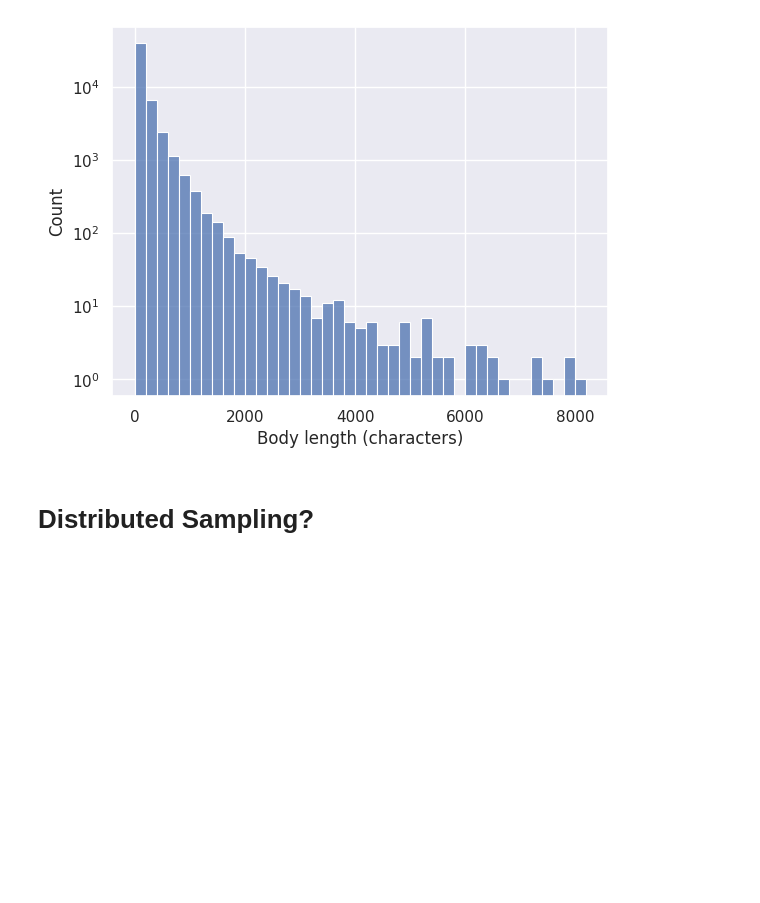
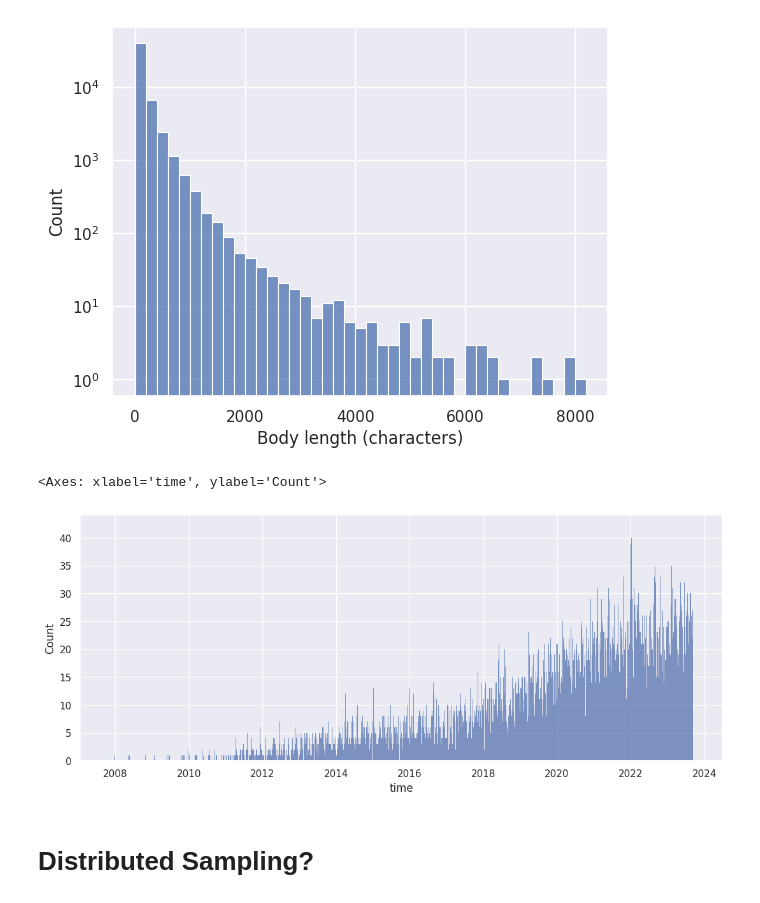
Before and after one commit to gems-cyberlang/cyberlang-learning, a Jupyter notebook: praw-comments-script/praw-playground.ipynb, the cells around one changed output. Saved outputs shown, nothing was run; the diff lists cells and outputs as text; code cells hidden in the pictures; blank space fills up the shorter version.

Commit message:
Add graph of number of posts over time

```diff
--- a/praw-comments-script/praw-playground.ipynb
+++ b/praw-comments-script/praw-playground.ipynb
@@ -2,13 +2,17 @@
 !pip install praw pandas seaborn
 # %%
 import csv
+from matplotlib import pyplot as plt
 import numpy as np
 import pandas as pd
 import praw
 import prawcore
 import random
+import seaborn as sns
 
 from utils import *
+
+sns.set_theme()
 # %%
 import logging
 
@@ -183,7 +187,7 @@ from datetime import datetime
 df = pd.read_csv("sample-all.csv", names=COMMENT_COLS)
 df.drop_duplicates(inplace=True)
 df["body"] = df["body"].map(str)
-df["time"] = df["time"].map(lambda ts: datetime.fromtimestamp(ts).strftime("%Y-%m-%d"))
+df["time"] = df["time"].map(lambda ts: datetime.fromtimestamp(ts).date())
 df
 # %% [output]
 |  | name | subreddit | time | body |
@@ -269,6 +273,14 @@ ax.set(yscale = "log")
 # %% [output]
 [None]
 [figure]
+# %%
+from datetime import timedelta
+
+plt.figure(figsize=(13, 5))
+sns.histplot(data=df, x="time", binwidth=timedelta(days=30))
+# %% [output]
+<Axes: xlabel='time', ylabel='Count'>
+[figure, added]
 # %% [markdown]
 # Distributed Sampling?
 # %%
```
